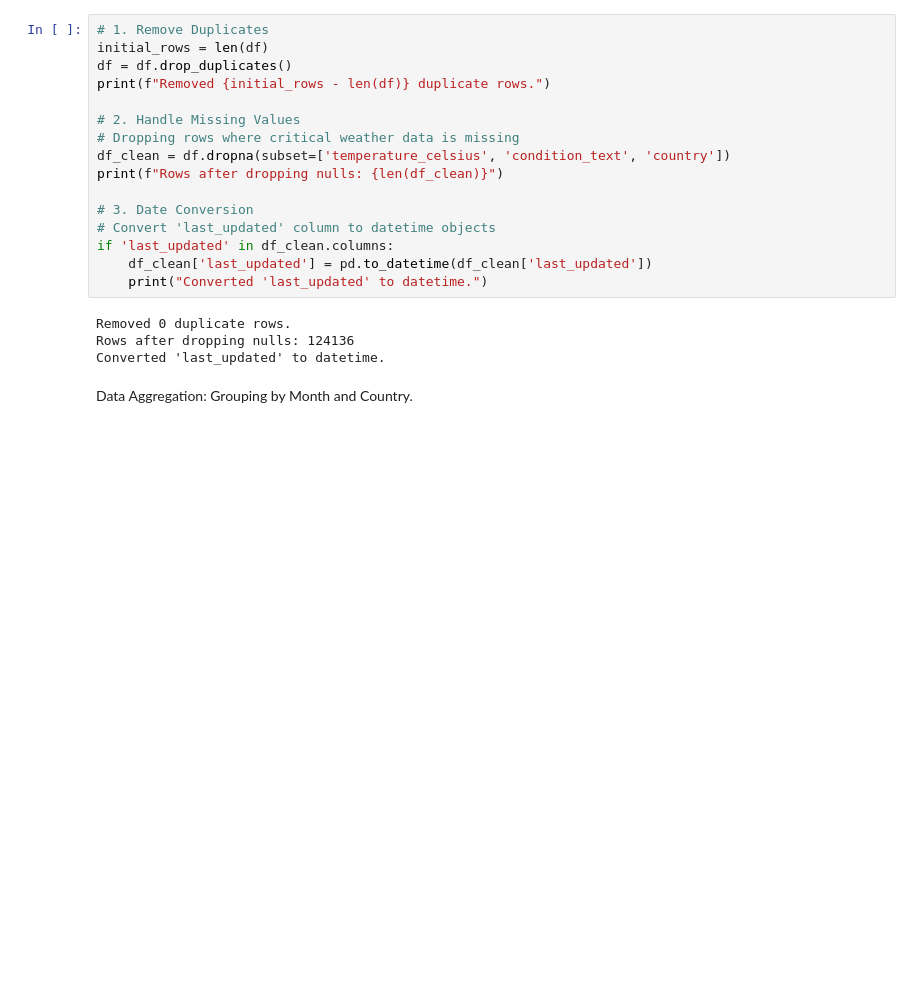
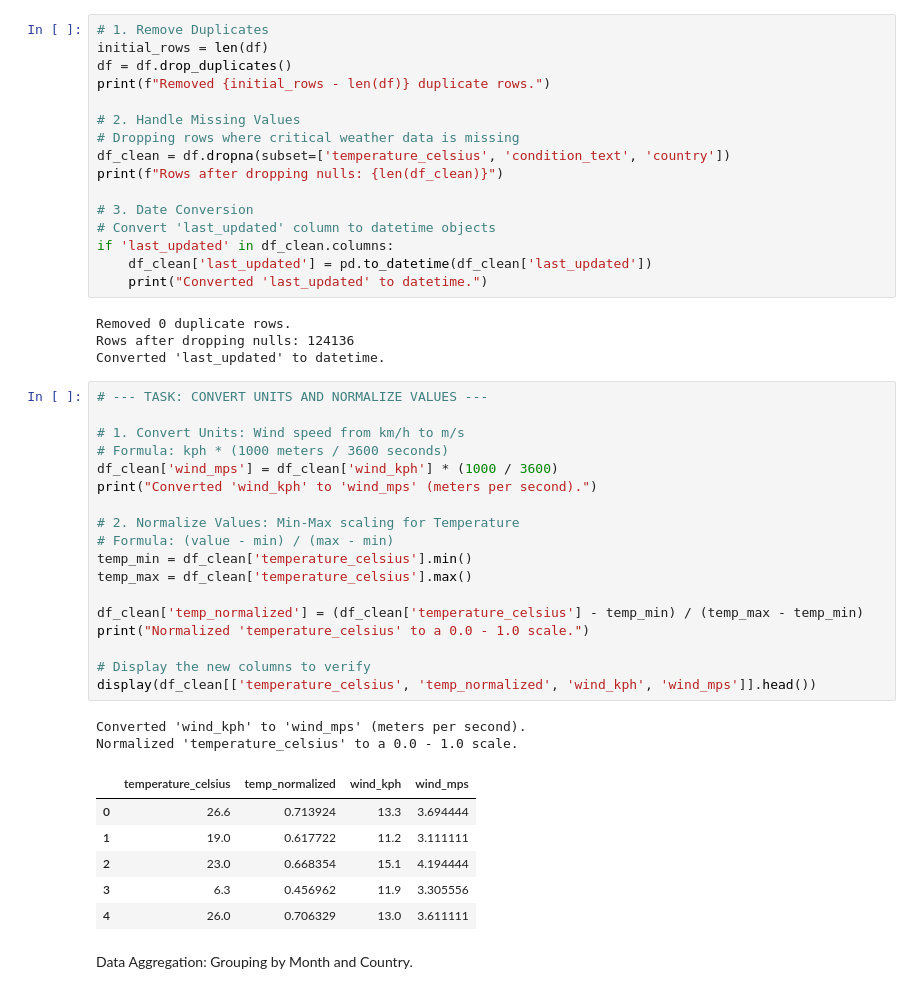
Before and after one commit to AjayBora002/Springboard_Milestone-1, a Jupyter notebook: milestone1.ipynb, the cells around one changed output. Saved outputs shown, nothing was run; the diff lists cells and outputs as text; blank space fills up the shorter version.

```diff
--- a/milestone1.ipynb
+++ b/milestone1.ipynb
@@ -183,6 +208,33 @@ if 'last_updated' in df_clean.columns:
 Removed 0 duplicate rows.
 Rows after dropping nulls: 124136
 Converted 'last_updated' to datetime.
+# %%
+# --- TASK: CONVERT UNITS AND NORMALIZE VALUES ---
+
+# 1. Convert Units: Wind speed from km/h to m/s
+# Formula: kph * (1000 meters / 3600 seconds)
+df_clean['wind_mps'] = df_clean['wind_kph'] * (1000 / 3600)
+print("Converted 'wind_kph' to 'wind_mps' (meters per second).")
+
+# 2. Normalize Values: Min-Max scaling for Temperature
+# Formula: (value - min) / (max - min)
+temp_min = df_clean['temperature_celsius'].min()
+temp_max = df_clean['temperature_celsius'].max()
+
+df_clean['temp_normalized'] = (df_clean['temperature_celsius'] - temp_min) / (temp_max - temp_min)
+print("Normalized 'temperature_celsius' to a 0.0 - 1.0 scale.")
+
+# Display the new columns to verify
+display(df_clean[['temperature_celsius', 'temp_normalized', 'wind_kph', 'wind_mps']].head())
+# %% [output]
+Converted 'wind_kph' to 'wind_mps' (meters per second).
+Normalized 'temperature_celsius' to a 0.0 - 1.0 scale.
+|  | temperature_celsius | temp_normalized | wind_kph | wind_mps |
+| 0 | 26.6 | 0.713924 | 13.3 | 3.694444 |
+| 1 | 19.0 | 0.617722 | 11.2 | 3.111111 |
+| 2 | 23.0 | 0.668354 | 15.1 | 4.194444 |
+| 3 | 6.3 | 0.456962 | 11.9 | 3.305556 |
+| 4 | 26.0 | 0.706329 | 13.0 | 3.611111 |
 # %% [markdown]
 Data Aggregation: Grouping by Month and Country.
 # %%
```
Also changed, not shown: parts of 6 cells of this notebook.
